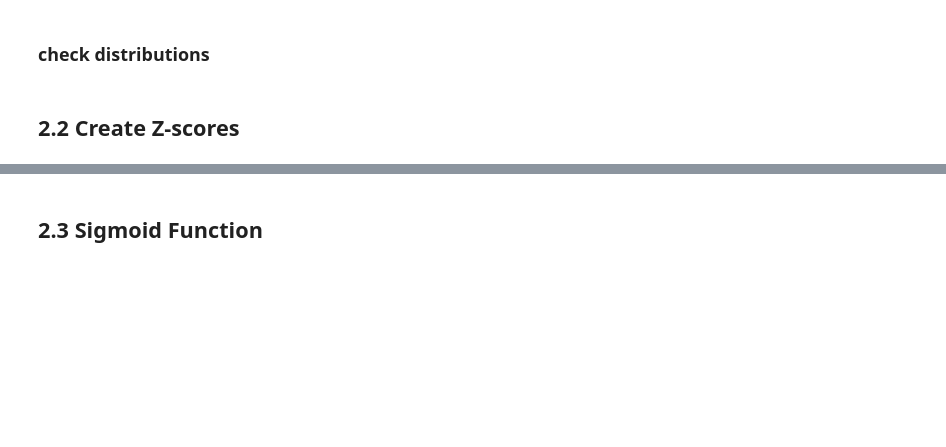
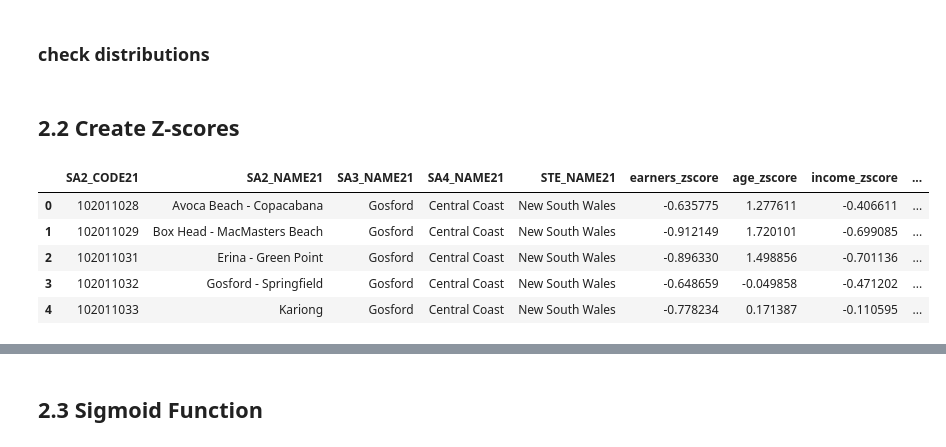
Before and after one commit to MichelangeloNardi/DATA2901--2024S1, a Jupyter notebook: Data Validation_JL.ipynb, the cells around one changed output, grey strips where cells are left out. Saved outputs shown, nothing was run; the diff lists cells and outputs as text; code cells hidden in the pictures; blank space fills up the shorter version.

```diff
--- a/Data Validation_JL.ipynb
+++ b/Data Validation_JL.ipynb
@@ -1009,34 +981,42 @@ conn.execute(
     ,stddev(num_0_19_people/area_size) as young_num_stdev
     ,avg(Young_perc) as young_perc_avg
     ,stddev(Young_perc) as young_perc_stdev
     ,avg(num_polls/area_size) as polls_avg
     ,stddev(num_polls/area_size) as polls_stdev
     ,avg(case when num_0_19_people = 0 then 0 else num_schools/num_0_19_people*1000 end) as schools_avg
     ,stddev(case when num_0_19_people = 0 then 0 else num_schools/num_0_19_people*1000 end) as schools_stdev
     ,avg(num_stops/area_size) as stops_avg
     ,stddev(num_stops/area_size) as stops_stdev
     from combined
     where total_people >= 100
+    and "GCC_NAME21" = 'Greater Sydney'
     )
     select "SA2_CODE21","SA2_NAME21","SA3_NAME21","SA4_NAME21","STE_NAME21"
     , (num_earners/area_size - earners_avg)/earners_stdev as earners_zscore
     , (median_age - age_avg)/age_stdev as age_zscore
     , (median_income - income_avg)/income_stdev as income_zscore
     , (total_businesses/area_size - num_business_avg)/num_business_stdev as business_zscore
     , (total_turnover/area_size - turnover_avg)/turnover_stdev as turnover_zscore
     , (num_0_19_people/area_size - young_num_avg)/young_num_stdev as yound_population_zscore
     , (young_perc - young_perc_avg)/young_perc_stdev as young_perc_zscore
     , (num_polls/area_size - polls_avg)/polls_stdev as polls_zscore
     , (case when num_0_19_people = 0 then 0 else num_schools/num_0_19_people*1000 end - schools_avg)/schools_stdev as schools_zscore
     , (num_stops/area_size - stops_avg)/stops_stdev as stops_zscore
     , geom
     from combined
 		join stats s on 1=1
     where total_people >=100
-
+		and "GCC_NAME21" = 'Greater Sydney'
     ''')
 df_combined_z_score = query(conn, "select * from combined_z_score")
 df_combined_z_score.head()
+# %% [output]
+|  | SA2_CODE21 | SA2_NAME21 | SA3_NAME21 | SA4_NAME21 | STE_NAME21 | earners_zscore | age_zscore | income_zscore | ... |
+| 0 | 102011028 | Avoca Beach - Copacabana | Gosford | Central Coast | New South Wales | -0.635775 | 1.277611 | -0.406611 | ... |
+| 1 | 102011029 | Box Head - MacMasters Beach | Gosford | Central Coast | New South Wales | -0.912149 | 1.720101 | -0.699085 | ... |
+| 2 | 102011031 | Erina - Green Point | Gosford | Central Coast | New South Wales | -0.896330 | 1.498856 | -0.701136 | ... |
+| 3 | 102011032 | Gosford - Springfield | Gosford | Central Coast | New South Wales | -0.648659 | -0.049858 | -0.471202 | ... |
+| 4 | 102011033 | Kariong | Gosford | Central Coast | New South Wales | -0.778234 | 0.171387 | -0.110595 | ... |
 # %%
 df_combined_z_score = query(conn, "select * from combined_z_score")
 # %%
```
Also changed, not shown: parts of 19 cells of this notebook, 1 other file.
